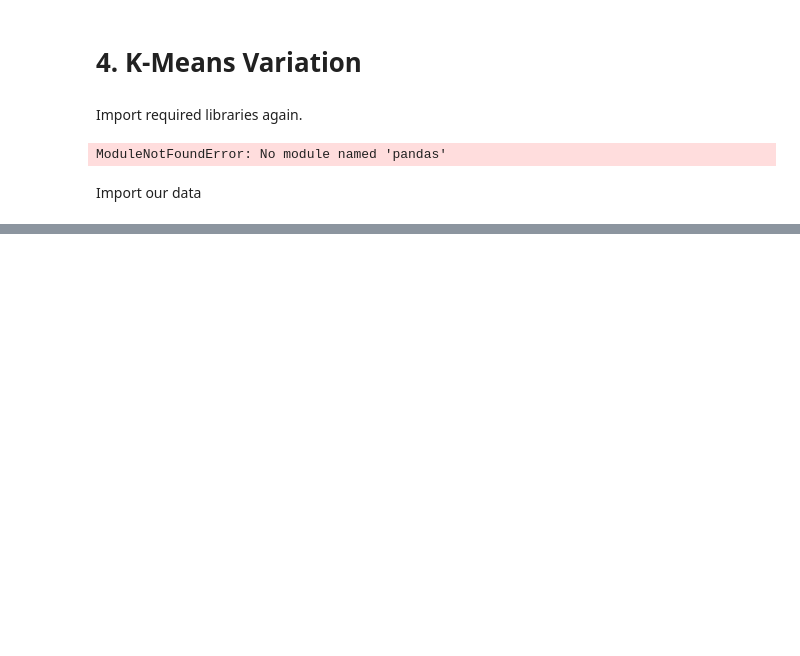
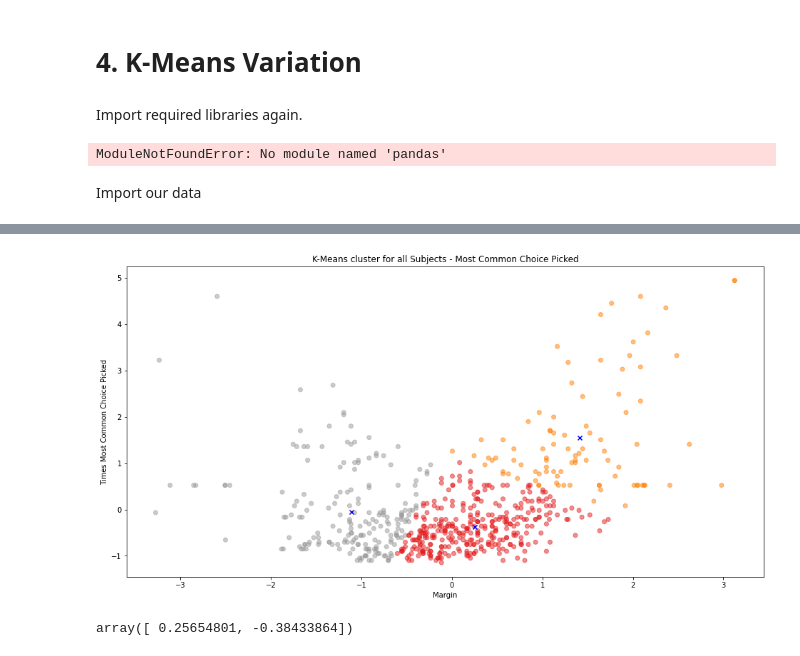
Before and after one commit to kiansweeney11/ca4015-assignment-1, a Jupyter notebook: _build/jupyter_execute/k-means_variation.ipynb, the cells around one changed output, grey strips where cells are left out. Cells and saved outputs as stored; diff of their text form; code cells hidden in the pictures; blank space fills up the shorter version.

```diff
--- a/_build/jupyter_execute/k-means_variation.ipynb
+++ b/_build/jupyter_execute/k-means_variation.ipynb
@@ -78,0 +46,14 @@ plt.show()
+# %%
+plt.figure(figsize=(16,8))
+plt.scatter(standard['Margin'], standard['Most Common Choice Picked'], c= kmeans_margin_joined.labels_, cmap = "Set1", alpha=0.5)
+plt.scatter(centroids_betas_joined[:, 0], centroids_betas_joined[:, 1], c='blue', marker='x')
+plt.title('K-Means cluster for all Subjects - Most Common Choice Picked')
+plt.xlabel('Margin')
+plt.ylabel('Times Most Common Choice Picked')
+plt.show()
+# %% [output]
+[figure, added]
+# %%
+centroids_betas_joined[0]
+# %% [output]
+array([ 0.25654801, -0.38433864])
```
Also changed, not shown: parts of 9 cells of this notebook, 18 other files.
